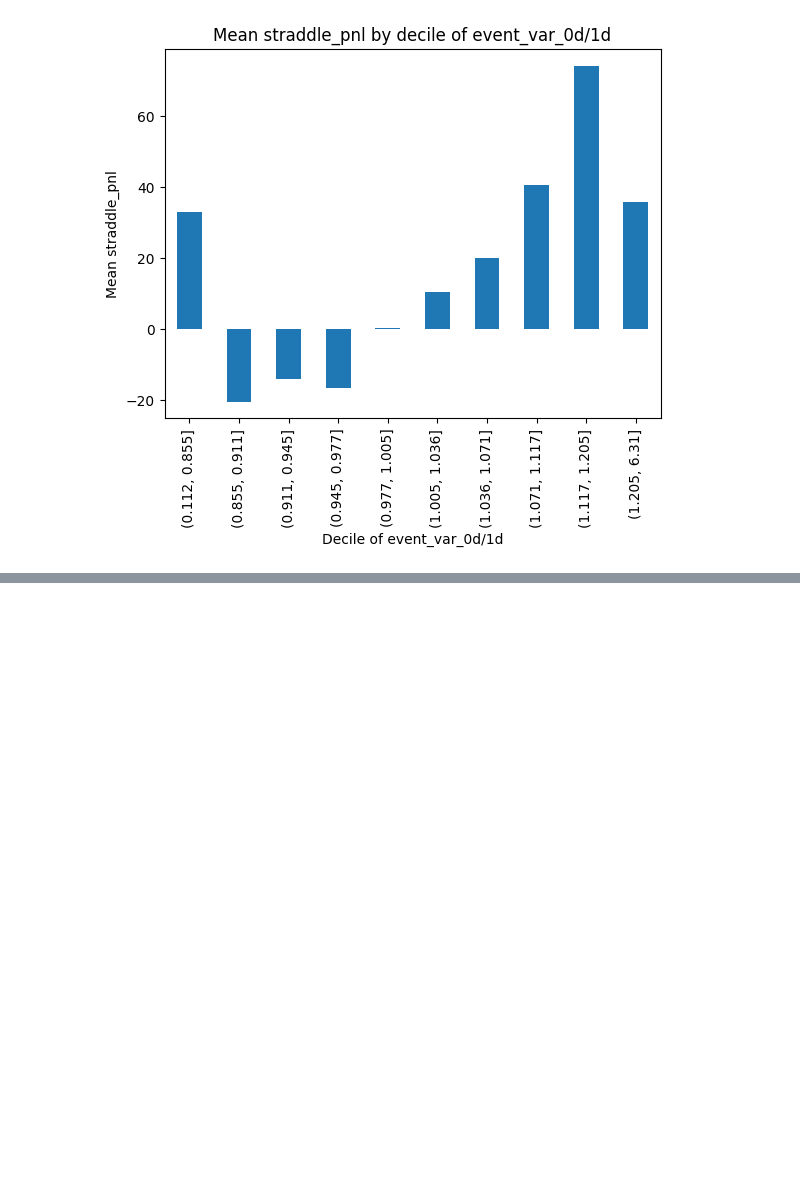
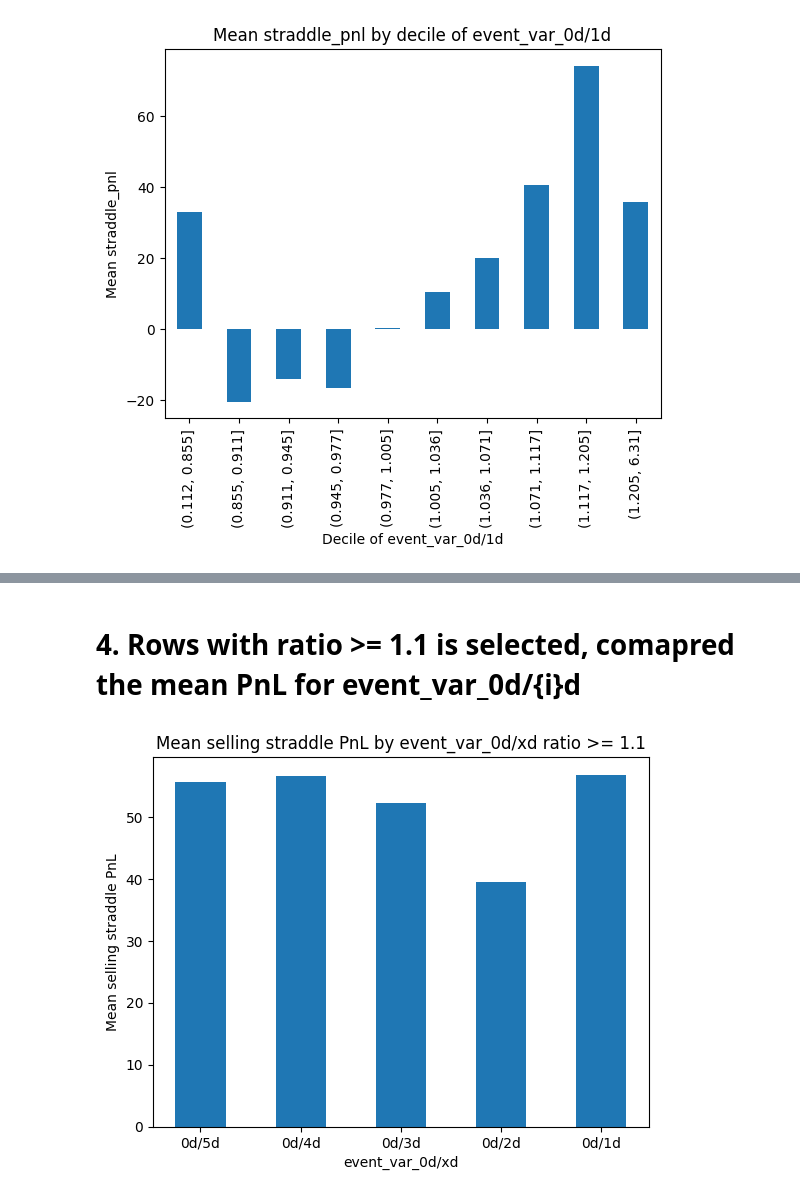
Before and after one commit to shreyjain-uchicago/ProjectLab_Spring-24_HullTactical, a Jupyter notebook: Var_Earning_Analysis.ipynb, the cells around one changed output, grey strips where cells are left out. Saved outputs shown, nothing was run; the diff lists cells and outputs as text; code cells hidden in the pictures; blank space fills up the shorter version.

Commit message:
modify var earning analysis

```diff
--- a/Var_Earning_Analysis.ipynb
+++ b/Var_Earning_Analysis.ipynb
@@ -190,0 +194,26 @@ plt.show()
+# %% [markdown]
+# 4. Rows with ratio >= 1.1 is selected, comapred the mean PnL for event_var_0d/{i}d
+# %%
+selected_rows_0d_5d = earnings_dates_for_tickers[earnings_dates_for_tickers['event_var_0d/5d'] >= 1.1]
+selected_rows_0d_4d = earnings_dates_for_tickers[earnings_dates_for_tickers['event_var_0d/4d'] >= 1.1]
+selected_rows_0d_3d = earnings_dates_for_tickers[earnings_dates_for_tickers['event_var_0d/3d'] >= 1.1]
+selected_rows_0d_2d = earnings_dates_for_tickers[earnings_dates_for_tickers['event_var_0d/2d'] >= 1.1]
+selected_rows_0d_1d = earnings_dates_for_tickers[earnings_dates_for_tickers['event_var_0d/1d'] >= 1.1]
+
+mean_pnl_0d_5d = selected_rows_0d_5d['straddle_pnl'].mean()
+mean_pnl_0d_4d = selected_rows_0d_4d['straddle_pnl'].mean()
+mean_pnl_0d_3d = selected_rows_0d_3d['straddle_pnl'].mean()
+mean_pnl_0d_2d = selected_rows_0d_2d['straddle_pnl'].mean()
+mean_pnl_0d_1d = selected_rows_0d_1d['straddle_pnl'].mean()
+# %%
+# bar plot of the mean pnl
+categories = ['0d/5d', '0d/4d', '0d/3d', '0d/2d', '0d/1d']
+values = [mean_pnl_0d_5d, mean_pnl_0d_4d, mean_pnl_0d_3d, mean_pnl_0d_2d, mean_pnl_0d_1d]
+
+plt.bar(categories, values, width=0.5)
+plt.xlabel('event_var_0d/xd')
+plt.ylabel('Mean selling straddle PnL')
+plt.title('Mean selling straddle PnL by event_var_0d/xd ratio >= 1.1')
+plt.show()
+# %% [output]
+[figure, added]
```
Also changed, not shown: parts of 2 cells of this notebook, 1 other file.
